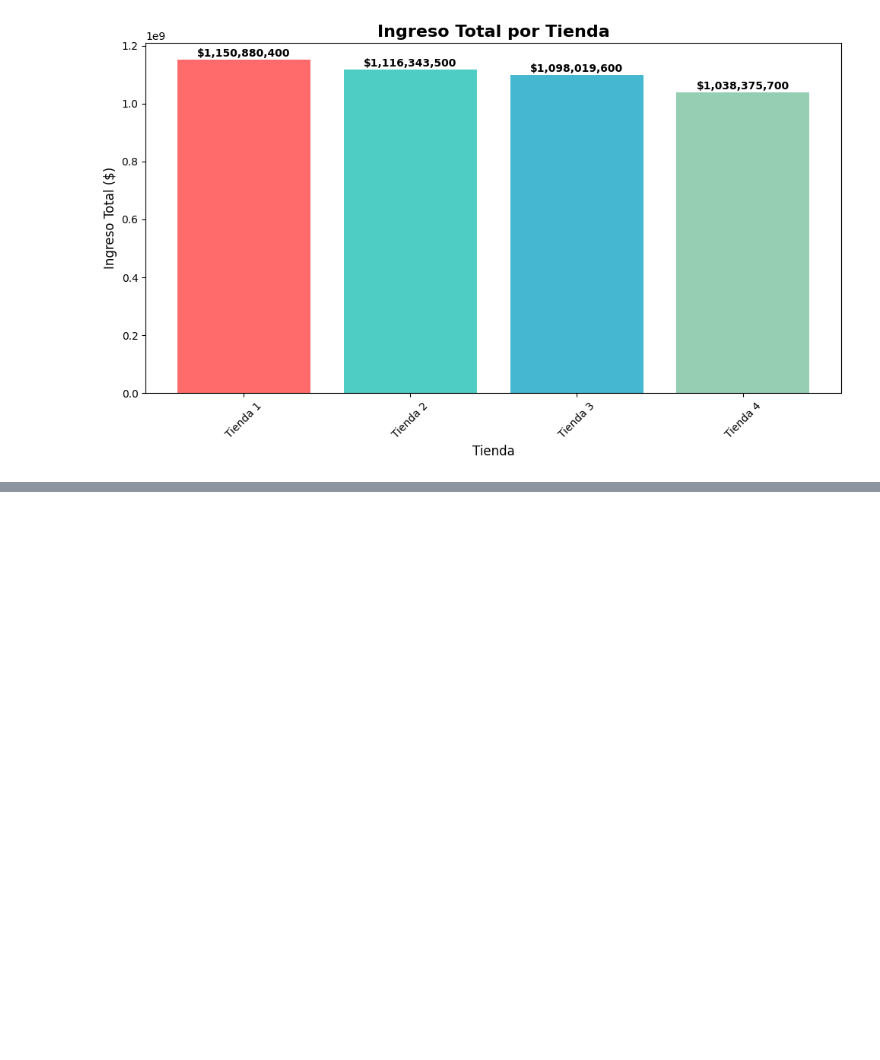
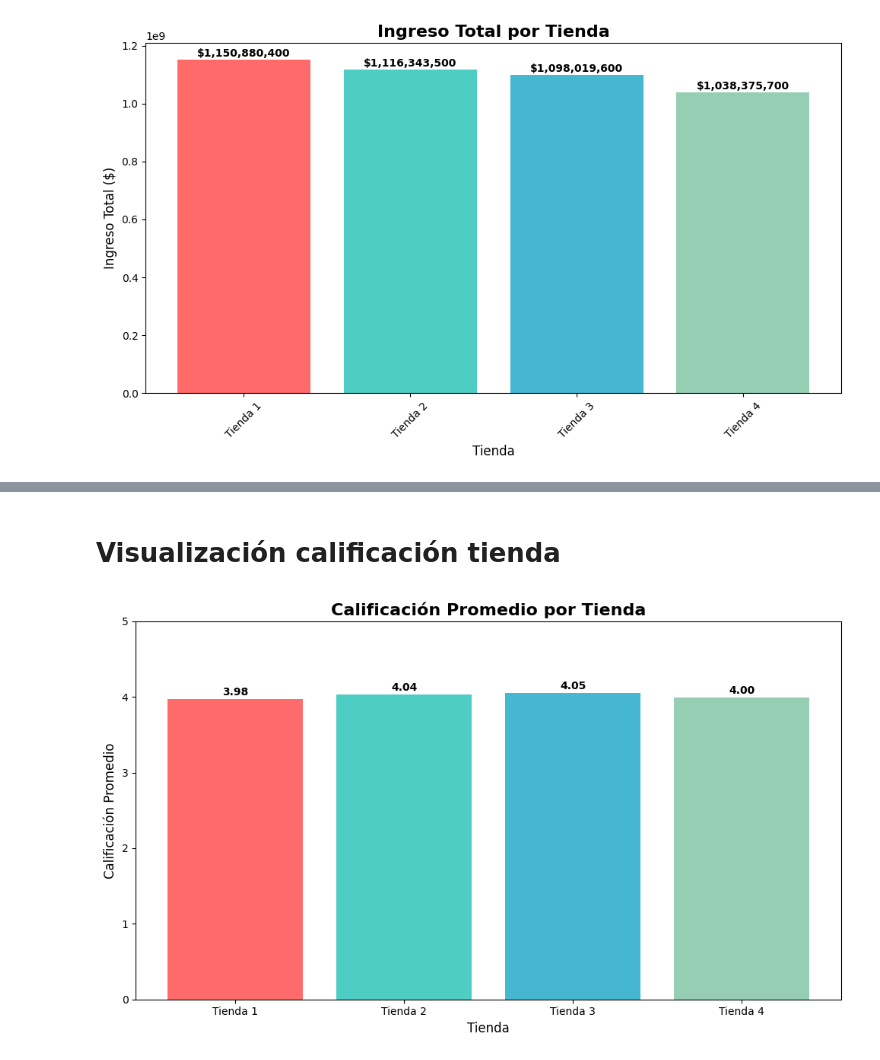
Before and after one commit to byfurkation/Allura_store, a Jupyter notebook: AluraStoreLatam.ipynb, the cells around one changed output, grey strips where cells are left out. Saved outputs shown, nothing was run; the diff lists cells and outputs as text; code cells hidden in the pictures; blank space fills up the shorter version.

```diff
--- a/AluraStoreLatam.ipynb
+++ b/AluraStoreLatam.ipynb
@@ -288,0 +305,17 @@ plt.show()
+# %% [markdown]
+# Visualización calificación tienda
+# %%
+plt.figure(figsize=(10, 6))
+bars = plt.bar(calificaciones_resumen['Tienda'], calificaciones_resumen['Calificacion_Promedio'],
+               color=['#FF6B6B', '#4ECDC4', '#45B7D1', '#96CEB4'])
+plt.title('Calificación Promedio por Tienda', fontsize=16, fontweight='bold')
+plt.xlabel('Tienda', fontsize=12)
+plt.ylabel('Calificación Promedio', fontsize=12)
+plt.ylim(0, 5)
+for bar, val in zip(bars, calificaciones_resumen['Calificacion_Promedio']):
+    plt.text(bar.get_x() + bar.get_width()/2, bar.get_height() + 0.05,
+             f'{val:.2f}', ha='center', fontweight='bold')
+plt.tight_layout()
+plt.show()
+# %% [output]
+[figure, added]
```
Also changed, not shown: parts of 9 cells of this notebook.
